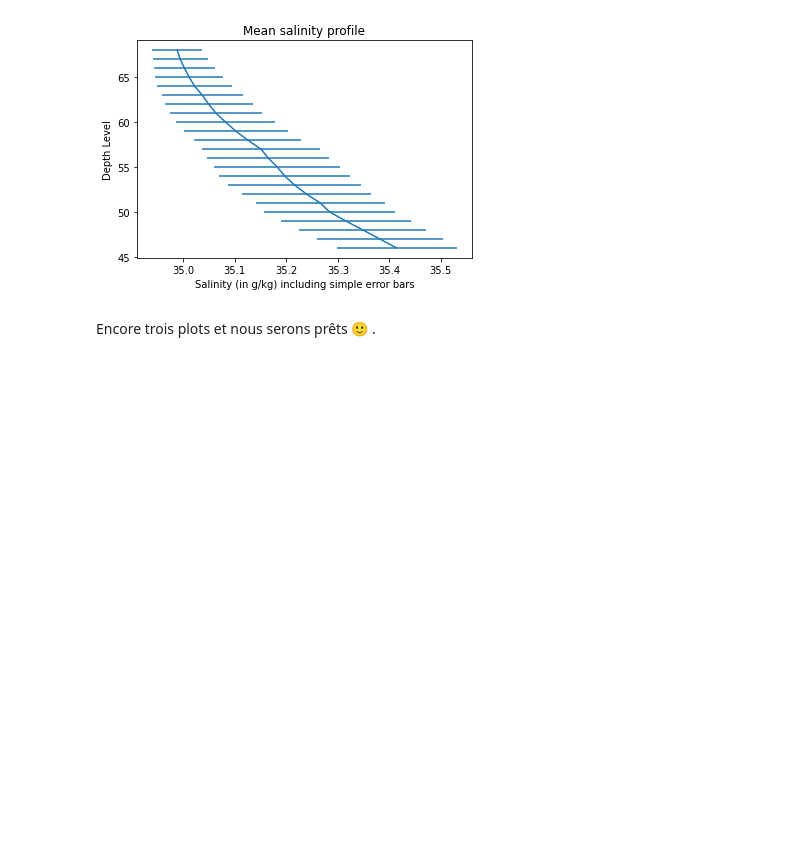
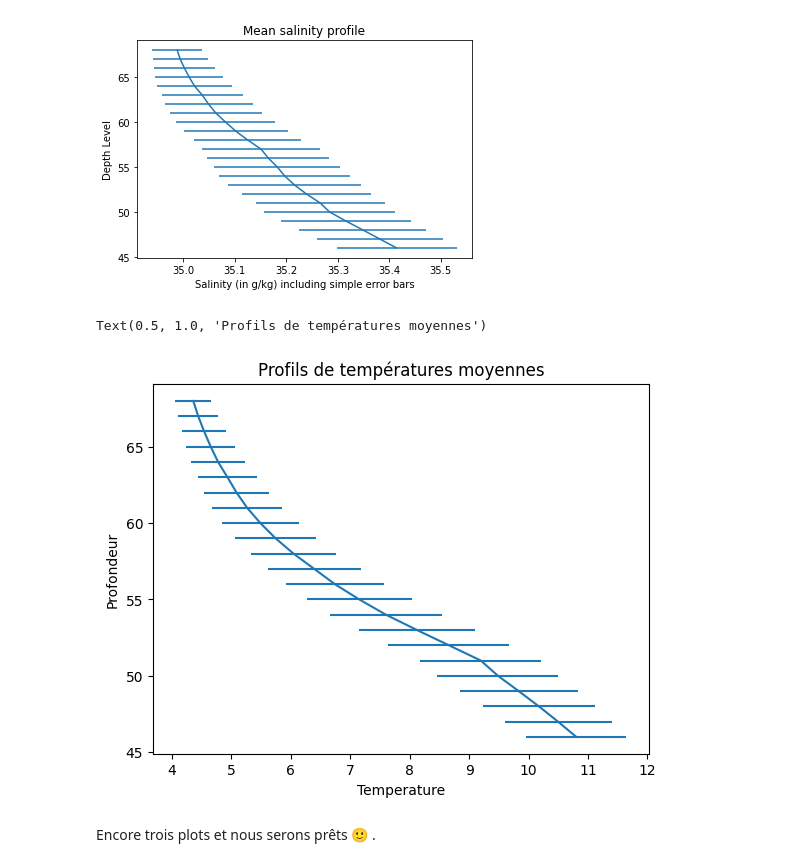
Before and after one commit to gafnhug/2024_Geoinformatique_gafnhug, a Jupyter notebook: Copie_de_S4_IP_exercice.ipynb, the cells around one changed output. Cells and saved outputs as stored; diff of their text form; code cells hidden in the pictures; blank space fills up the shorter version.

```diff
--- a/Copie_de_S4_IP_exercice.ipynb
+++ b/Copie_de_S4_IP_exercice.ipynb
@@ -349,3 +329,11 @@ Conseil : Vous pouvez lire la documentation sur [ce lien](https://numpy.org/doc/
 Conseil 2 : Vous pouvez vérifier que vous avez pris la moyenne et les écarts types le long des axes corrects en vérifiant la "forme" de vos résultats.
 # %% [markdown]
 Calculez les moyennes...
+# %%
+mean_T = np.mean(T,axis=1)
+mean_S = np.mean(S, axis=1)
+mean_P = np.mean(P, axis=1)
+
+print(mean_T)
+print(mean_S)
+print(mean_P)
@@ -357,3 +363,11 @@ ___
 ___
 # %% [markdown]
 ... et les écarts types.
+# %%
+std_T = np.std(T,axis=1)
+std_S = np.std(S,axis=1)
+std_P = np.std(P,axis=1)
+
+print(std_T)
+print(std_S)
+print(std_P)
@@ -374,9 +408,12 @@ Astuce 2 : Vous devriez obtenir des graphiques similaires à celui ci-dessous
 # %% [markdown]
 ![Salinity_mean.png](embedded-picture-1)
 # %%
-plt.errorbar(___,___,xerr=___)
-plt.xlabel(___)
-plt.ylabel(___)
-plt.title(___)
+plt.errorbar(mean_T,level,xerr=std_T)
+plt.xlabel('Temperature')
+plt.ylabel('Profondeur')
+plt.title('Profils de températures moyennes')
+# %% [output]
+Text(0.5, 1.0, 'Profils de températures moyennes')
+[figure, added]
 # %% [markdown]
 Encore trois plots et nous serons prêts 🙂 .
```
Also changed, not shown: parts of 29 cells of this notebook.
